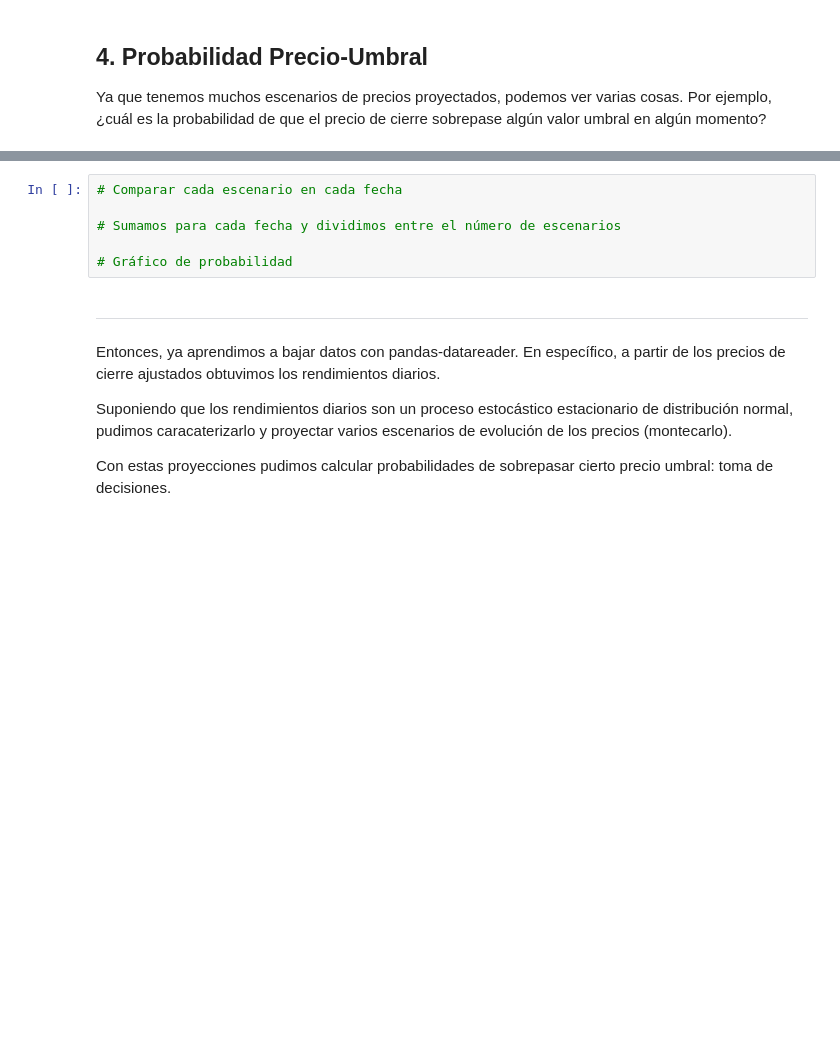
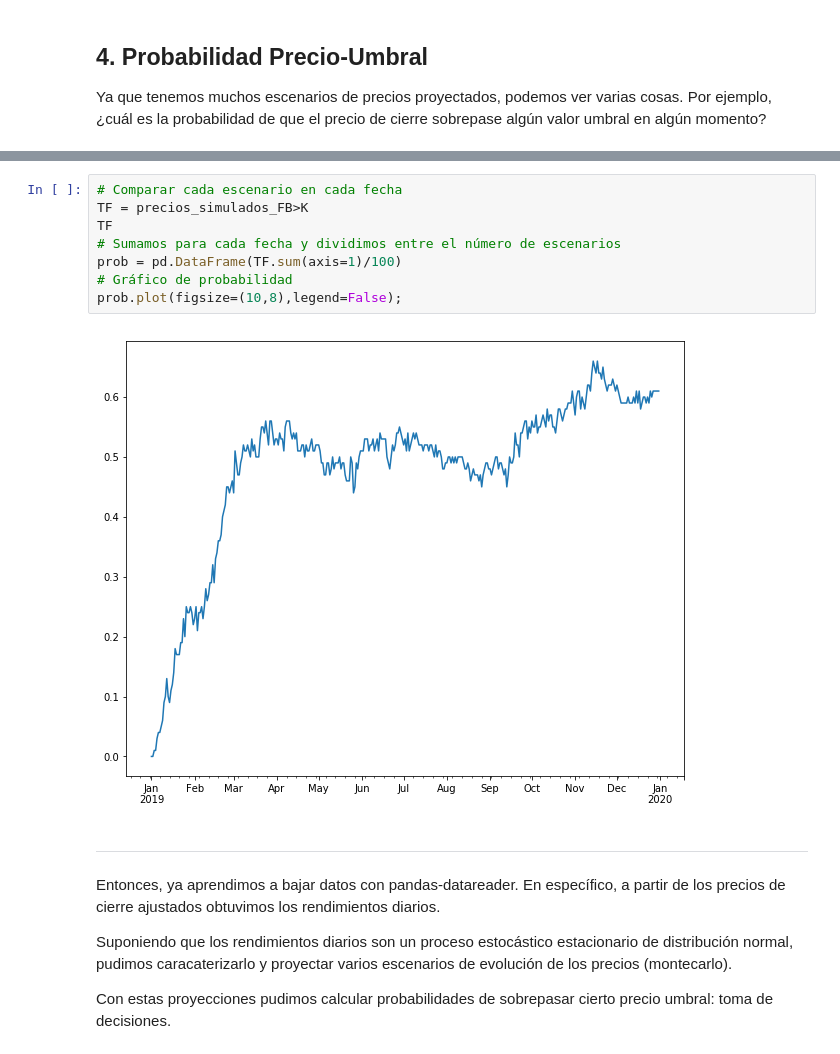
Before and after one commit to adangonzep/SimMat2019-Verano, a Jupyter notebook: Módulo 2/Clase13_ProbabilidadPrecioUmbral .ipynb, the cells around one changed output, grey strips where cells are left out. Drawn from its saved outputs; the diff is of its cells as text; blank space fills up the shorter version.

```diff
--- a/Módulo 2/Clase13_ProbabilidadPrecioUmbral .ipynb
+++ b/Módulo 2/Clase13_ProbabilidadPrecioUmbral .ipynb
@@ -201,9 +240,13 @@ Ya que tenemos muchos escenarios de precios proyectados, podemos ver varias cosa
 # %%
 # Comparar cada escenario en cada fecha
-
+TF = precios_simulados_FB>K
+TF
 # Sumamos para cada fecha y dividimos entre el número de escenarios
-
+prob = pd.DataFrame(TF.sum(axis=1)/100)
 # Gráfico de probabilidad
+prob.plot(figsize=(10,8),legend=False);
+# %% [output]
+[figure, added]
 # %% [markdown]
 ___
 Entonces, ya aprendimos a bajar datos con pandas-datareader. En específico, a partir de los precios de cierre ajustados obtuvimos los rendimientos diarios.
```
Also changed, not shown: parts of 8 cells of this notebook, 1 other file.
